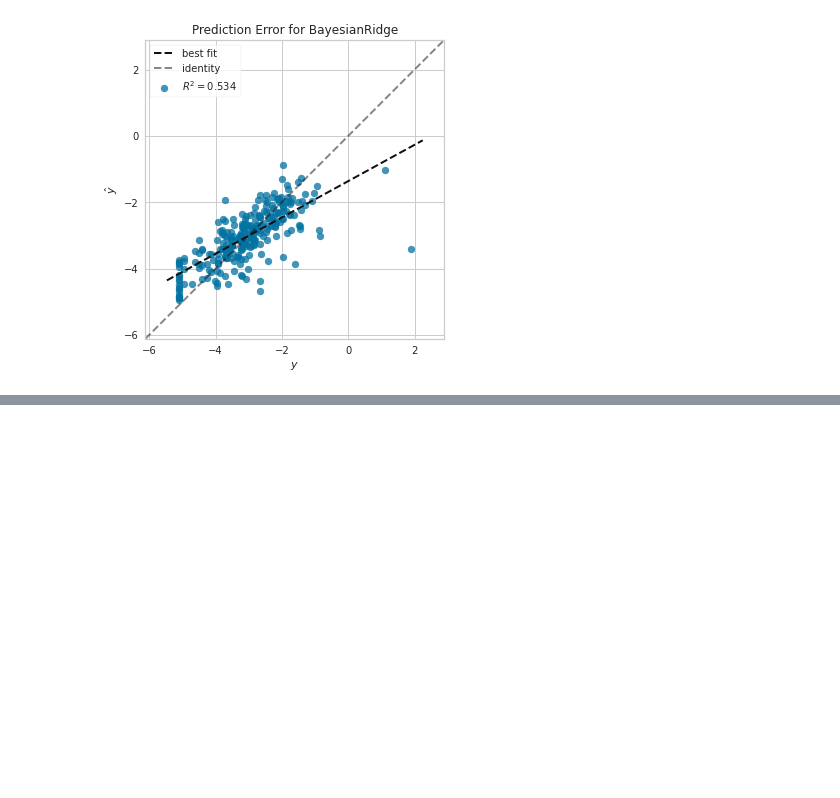
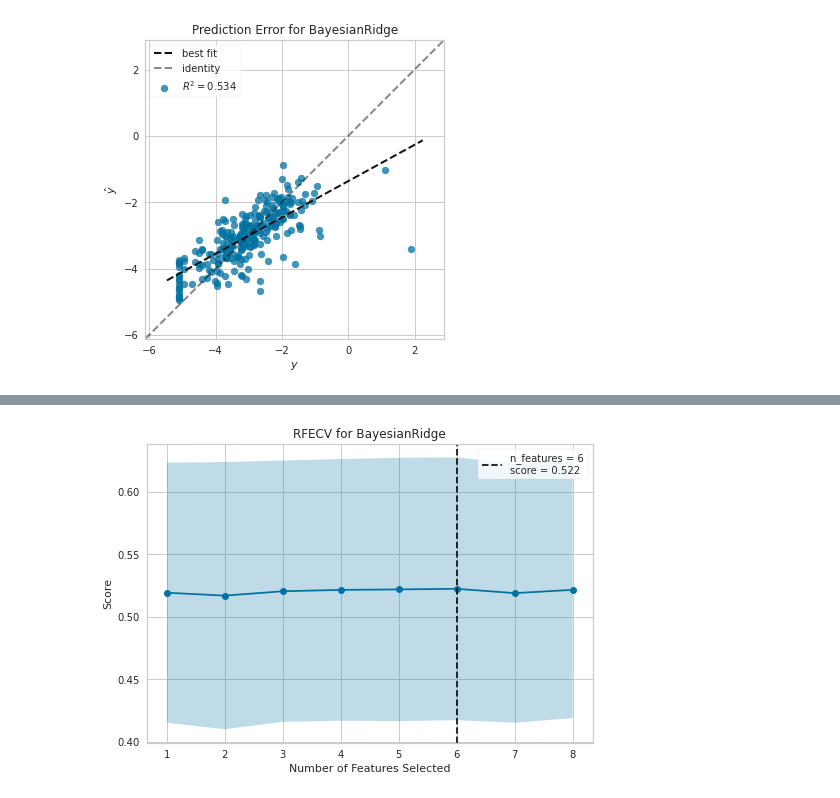
Before and after one commit to yihahn/mihlto, a Jupyter notebook: preliminary_pycaret.ipynb, the cells around one changed output, grey strips where cells are left out. Cells and saved outputs as stored; diff of their text form; code cells hidden in the pictures; blank space fills up the shorter version.

```diff
--- a/preliminary_pycaret.ipynb
+++ b/preliminary_pycaret.ipynb
@@ -224,0 +351,4 @@ IntProgress(value=0, description='Processing: ', max=5)
+# %%
+plot_model(tuned_fsbr, 'rfe')
+# %% [output]
+[figure, added]
```
Also changed, not shown: parts of 11 cells of this notebook.
